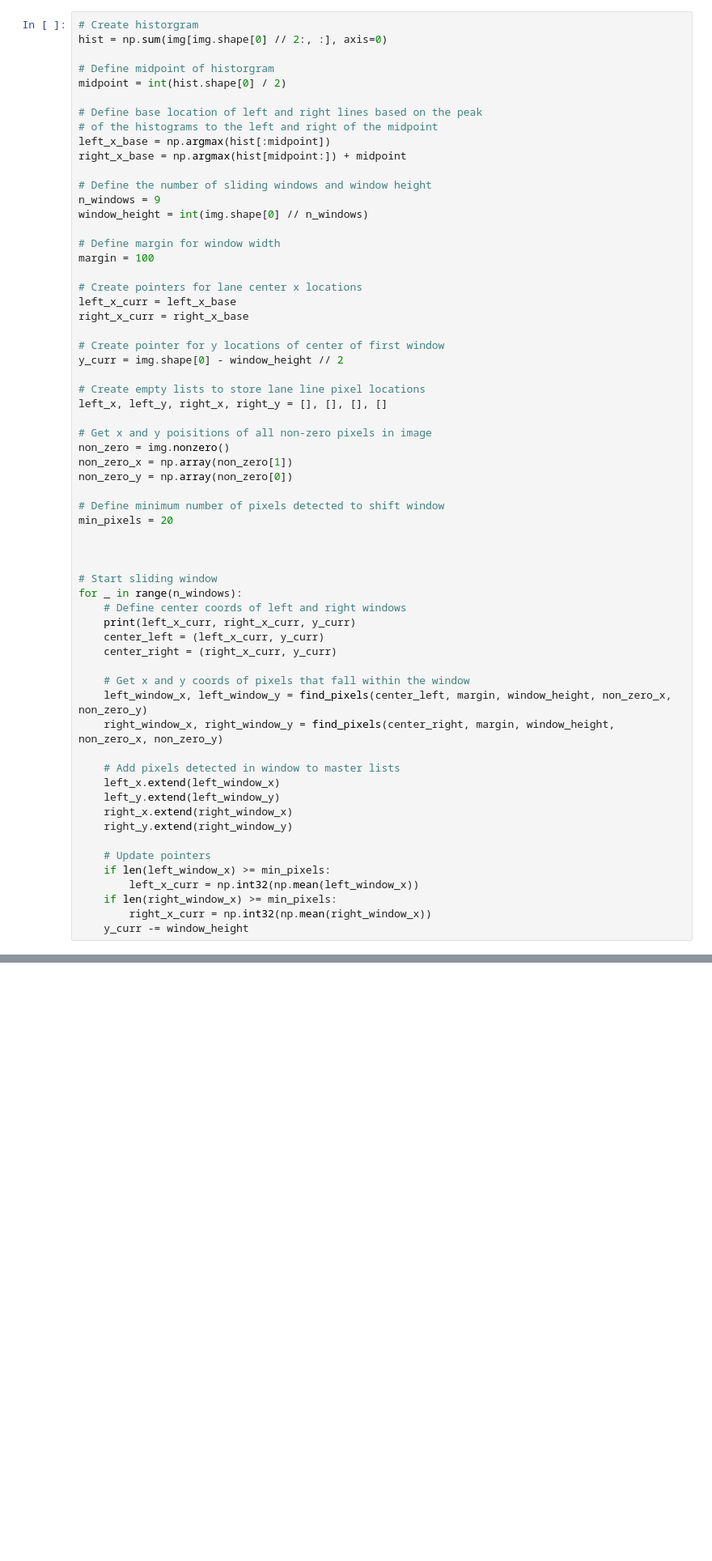
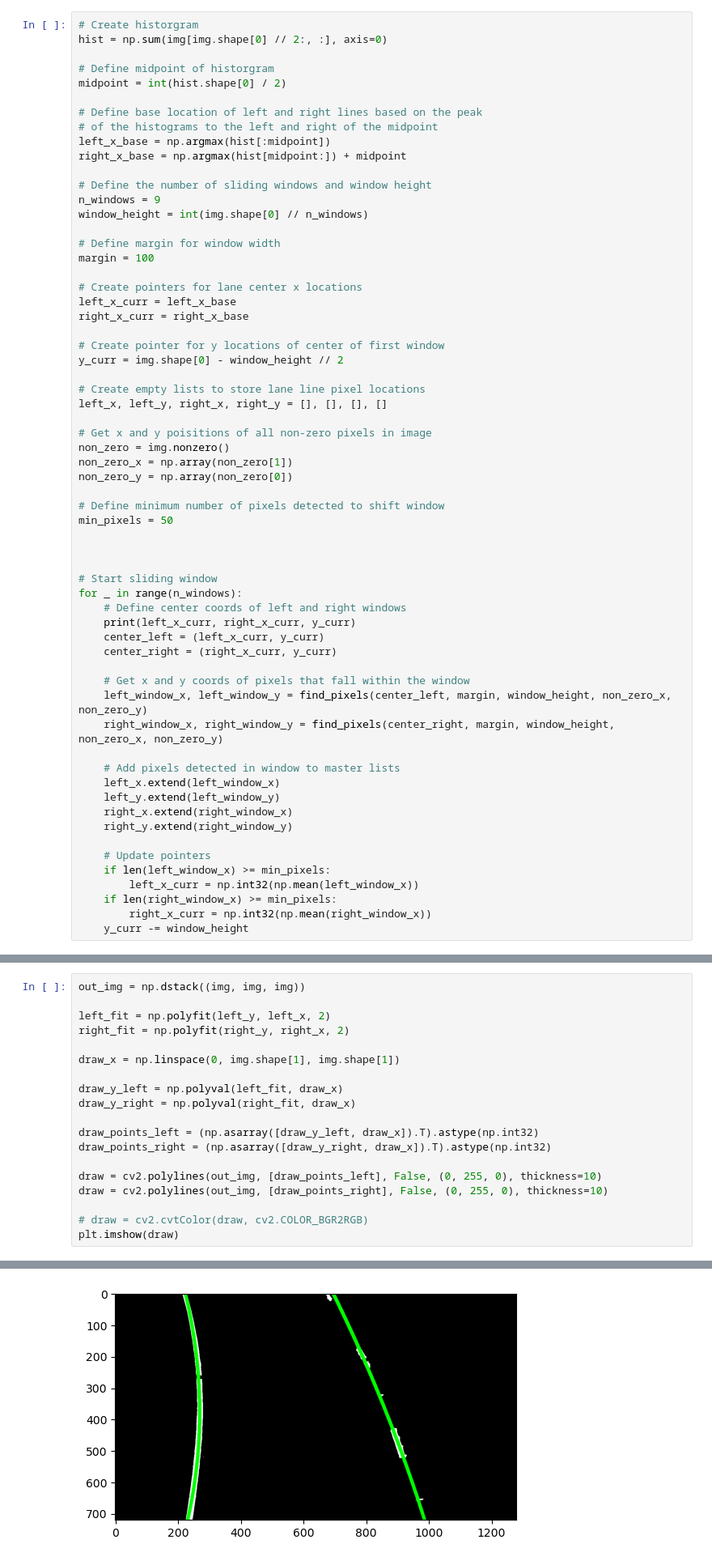
Before and after one commit to xFiveRivers/lane-detection-advanced, a Jupyter notebook: find_lines.ipynb, the cells around one changed output, grey strips where cells are left out. Shown: that part at 81% size. Drawn from its saved outputs; the diff is of its cells as text; blank space fills up the shorter version.

```diff
--- a/find_lines.ipynb
+++ b/find_lines.ipynb
@@ -80,7 +80,7 @@ non_zero_x = np.array(non_zero[1])
 non_zero_y = np.array(non_zero[0])
 
 # Define minimum number of pixels detected to shift window
-min_pixels = 20
+min_pixels = 50
 
 
 
@@ -121,0 +120,20 @@ left_fit = np.polyfit(left_y, left_x, 2)
+# %%
+out_img = np.dstack((img, img, img))
+
+left_fit = np.polyfit(left_y, left_x, 2)
+right_fit = np.polyfit(right_y, right_x, 2)
+
+draw_x = np.linspace(0, img.shape[1], img.shape[1])
+
+draw_y_left = np.polyval(left_fit, draw_x)
+draw_y_right = np.polyval(right_fit, draw_x)
+
+draw_points_left = (np.asarray([draw_y_left, draw_x]).T).astype(np.int32)
+draw_points_right = (np.asarray([draw_y_right, draw_x]).T).astype(np.int32)
+
+draw = cv2.polylines(out_img, [draw_points_left], False, (0, 255, 0), thickness=10)
+draw = cv2.polylines(out_img, [draw_points_right], False, (0, 255, 0), thickness=10)
+
+# draw = cv2.cvtColor(draw, cv2.COLOR_BGR2RGB)
+plt.imshow(draw)
+# %% [output]
@@ -121,0 +141 @@ left_fit = np.polyfit(left_y, left_x, 2)
+[figure, added]
```
Also changed, not shown: parts of 2 cells of this notebook.
